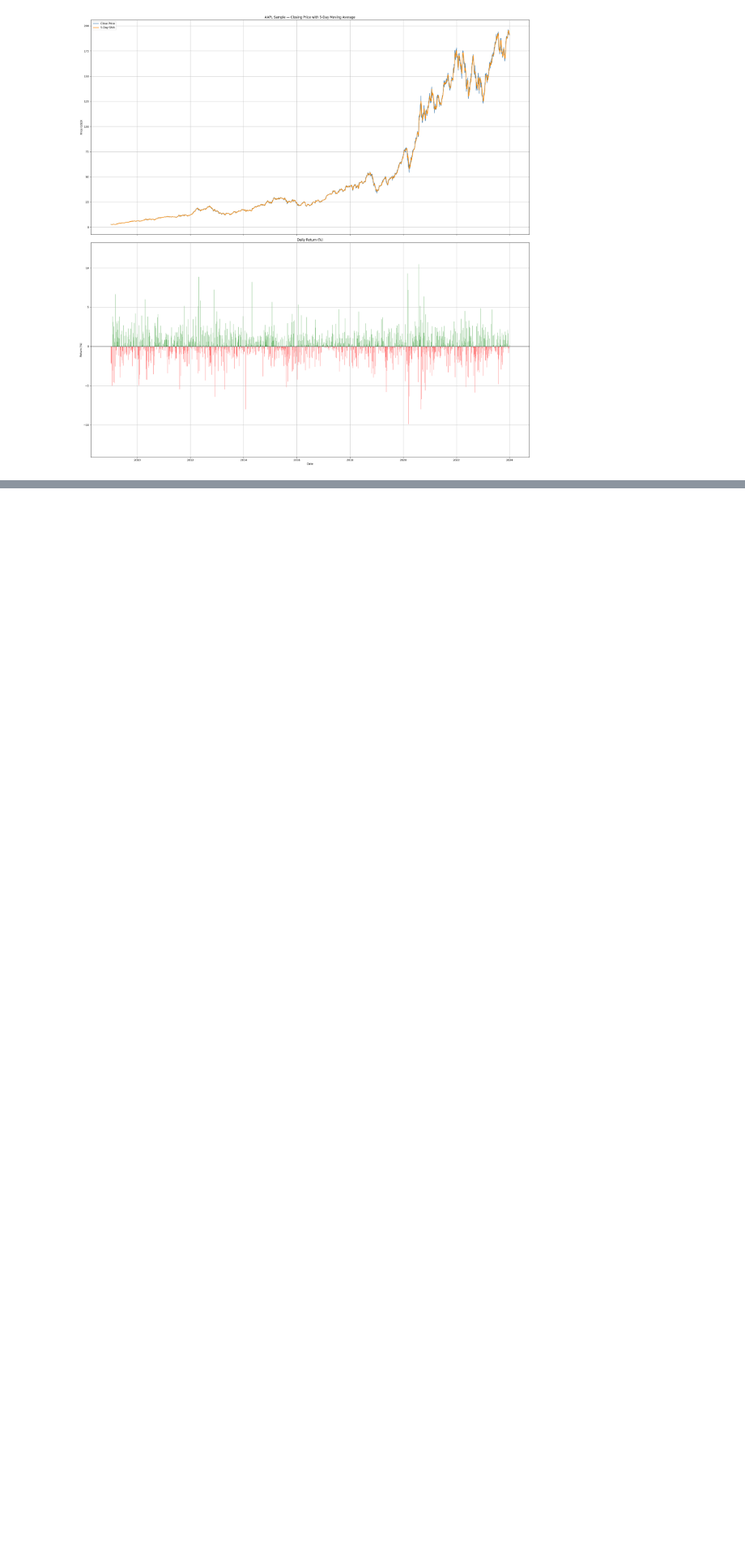
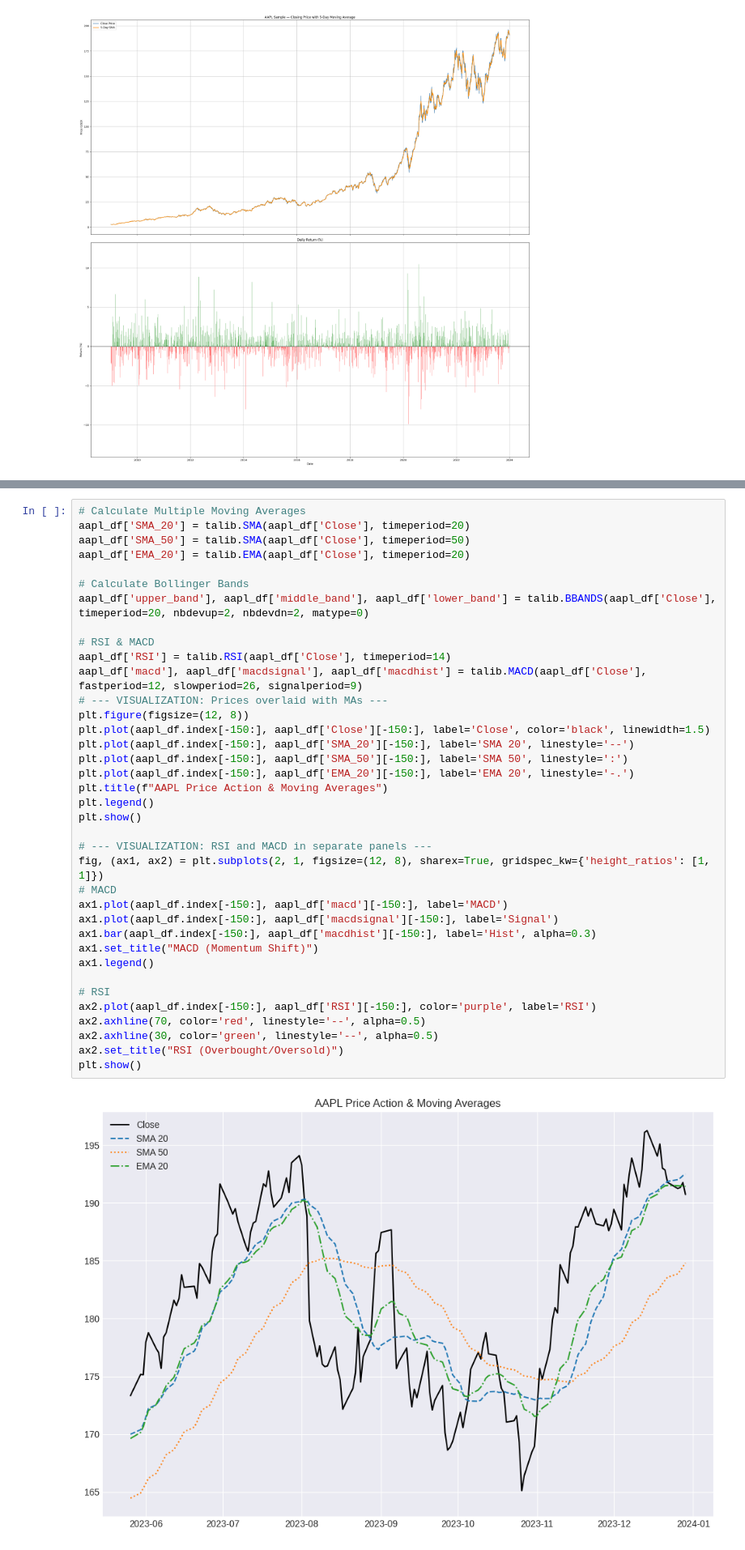
Before and after one commit to tibarekb/news-sentiment-analysis, a Jupyter notebook: notebooks/quantitative_analysis.ipynb, the cells around one changed output, grey strips where cells are left out. Shown at 81% size. Drawn from its saved outputs; the diff is of its cells as text; blank space fills up the shorter version.

```diff
--- a/notebooks/quantitative_analysis.ipynb
+++ b/notebooks/quantitative_analysis.ipynb
@@ -334,0 +369,39 @@ max     196.256592   197.752460   195.156944   196.167437  1.880998e+09
+# %%
+# Calculate Multiple Moving Averages
+aapl_df['SMA_20'] = talib.SMA(aapl_df['Close'], timeperiod=20)
+aapl_df['SMA_50'] = talib.SMA(aapl_df['Close'], timeperiod=50)
+aapl_df['EMA_20'] = talib.EMA(aapl_df['Close'], timeperiod=20)
+
+# Calculate Bollinger Bands
+aapl_df['upper_band'], aapl_df['middle_band'], aapl_df['lower_band'] = talib.BBANDS(aapl_df['Close'], timeperiod=20, nbdevup=2, nbdevdn=2, matype=0)
+
+# RSI & MACD
+aapl_df['RSI'] = talib.RSI(aapl_df['Close'], timeperiod=14)
+aapl_df['macd'], aapl_df['macdsignal'], aapl_df['macdhist'] = talib.MACD(aapl_df['Close'], fastperiod=12, slowperiod=26, signalperiod=9)
+# --- VISUALIZATION: Prices overlaid with MAs ---
+plt.figure(figsize=(12, 8))
+plt.plot(aapl_df.index[-150:], aapl_df['Close'][-150:], label='Close', color='black', linewidth=1.5)
+plt.plot(aapl_df.index[-150:], aapl_df['SMA_20'][-150:], label='SMA 20', linestyle='--')
+plt.plot(aapl_df.index[-150:], aapl_df['SMA_50'][-150:], label='SMA 50', linestyle=':')
+plt.plot(aapl_df.index[-150:], aapl_df['EMA_20'][-150:], label='EMA 20', linestyle='-.')
+plt.title(f"AAPL Price Action & Moving Averages")
+plt.legend()
+plt.show()
+
+# --- VISUALIZATION: RSI and MACD in separate panels ---
+fig, (ax1, ax2) = plt.subplots(2, 1, figsize=(12, 8), sharex=True, gridspec_kw={'height_ratios': [1, 1]})
+# MACD
+ax1.plot(aapl_df.index[-150:], aapl_df['macd'][-150:], label='MACD')
+ax1.plot(aapl_df.index[-150:], aapl_df['macdsignal'][-150:], label='Signal')
+ax1.bar(aapl_df.index[-150:], aapl_df['macdhist'][-150:], label='Hist', alpha=0.3)
+ax1.set_title("MACD (Momentum Shift)")
+ax1.legend()
+
+# RSI
+ax2.plot(aapl_df.index[-150:], aapl_df['RSI'][-150:], color='purple', label='RSI')
+ax2.axhline(70, color='red', linestyle='--', alpha=0.5)
+ax2.axhline(30, color='green', linestyle='--', alpha=0.5)
+ax2.set_title("RSI (Overbought/Oversold)")
+plt.show()
+# %% [output]
+[figure, added]
```
Also changed, not shown: parts of 4 cells of this notebook, 3 other files.
